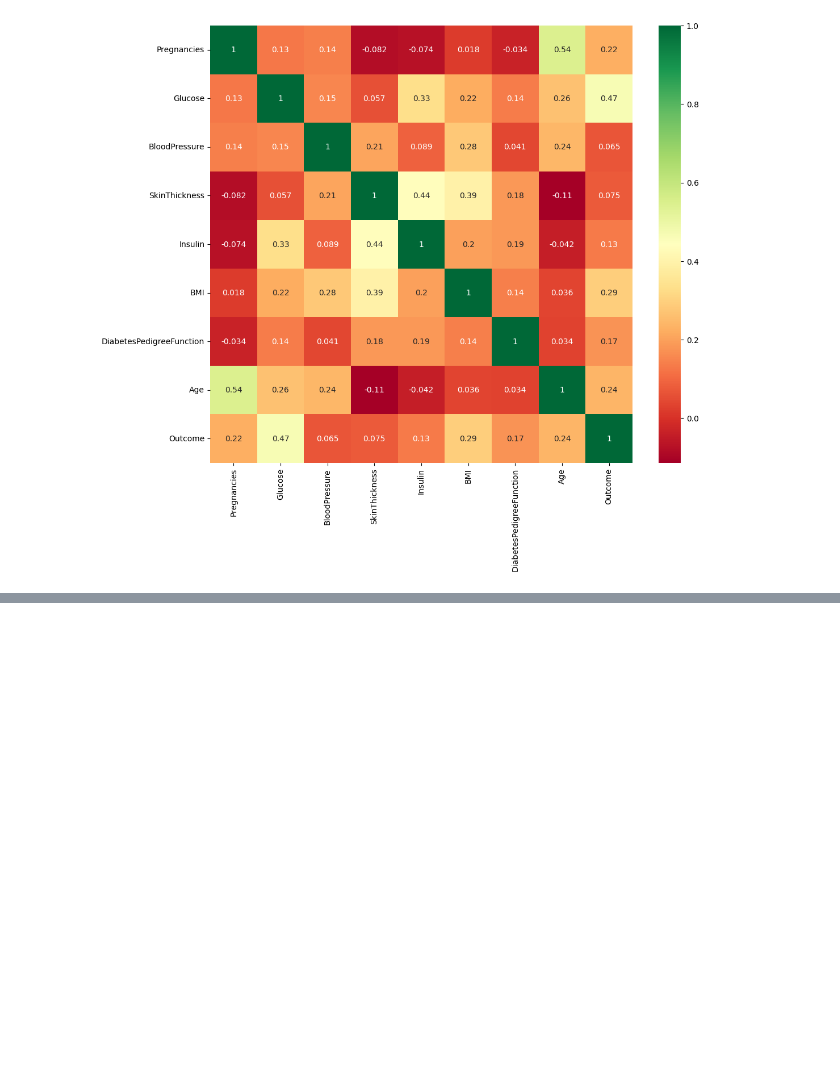
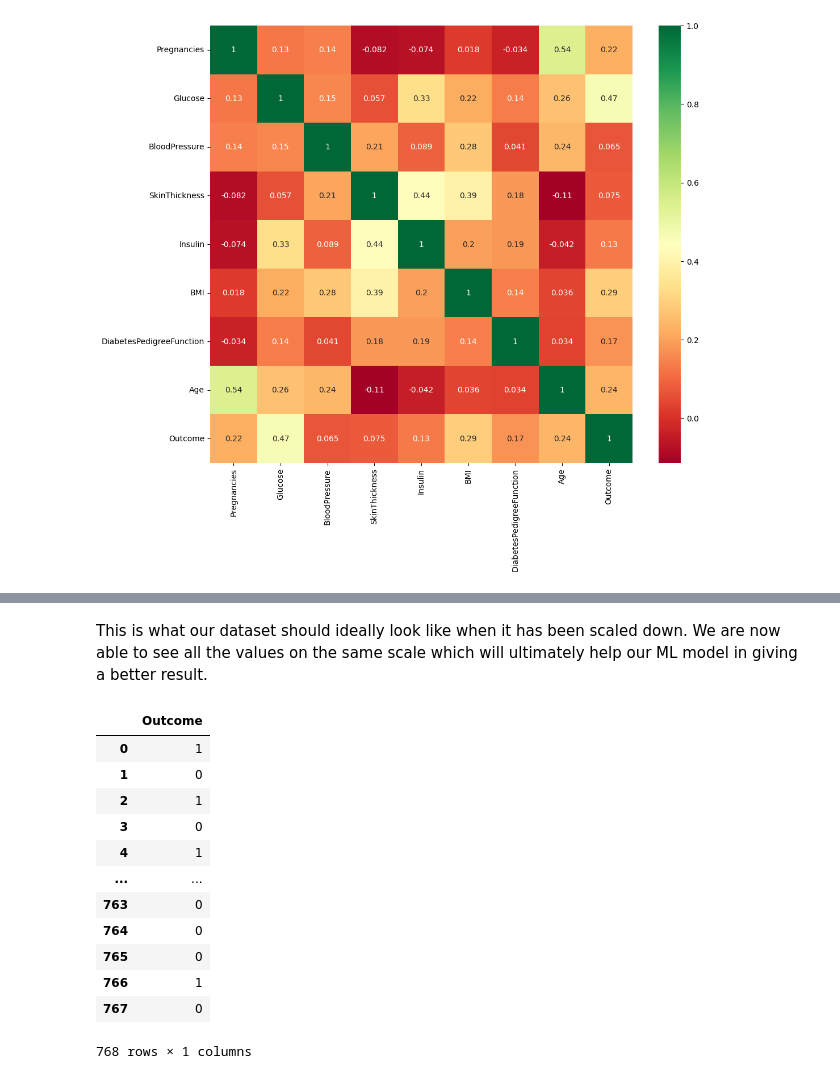
Before and after one commit to KengoKato02/Synopsis_Diabetes_Prediction_Model, a Jupyter notebook: src/main.ipynb, the cells around one changed output, grey strips where cells are left out. Drawn from its saved outputs; the diff is of its cells as text; code cells hidden in the pictures; blank space fills up the shorter version.

Commit message:
models trained

```diff
--- a/src/main.ipynb
+++ b/src/main.ipynb
@@ -156,0 +215,21 @@ p = sns.heatmap(diabetes_df.corr(), annot=True,cmap ='RdYlGn')
+# %% [markdown]
+This is what our dataset should ideally look like when it has been scaled down. We are now able to see all the values on the same scale which will ultimately help our ML model in giving a better result.
+# %%
+# Display the target data
+
+diabetes_df_target = diabetes_df_copy.loc[:,['Outcome']]
+diabetes_df_target
+# %% [output]
+|  | Outcome |
+| 0 | 1 |
+| 1 | 0 |
+| 2 | 1 |
+| 3 | 0 |
+| 4 | 1 |
+| ... | ... |
+| 763 | 0 |
+| 764 | 0 |
+| 765 | 0 |
+| 766 | 1 |
+| 767 | 0 |
+768 rows × 1 columns
```
Also changed, not shown: parts of 39 cells of this notebook.
